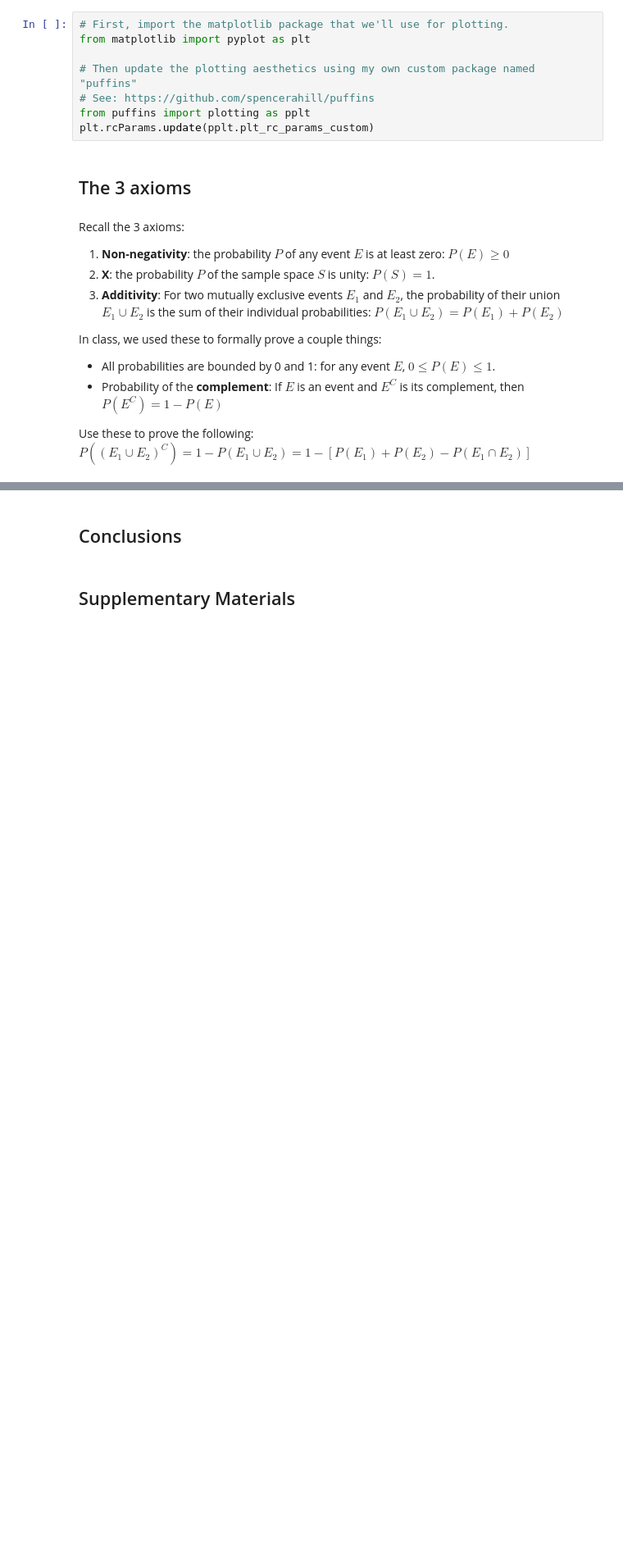
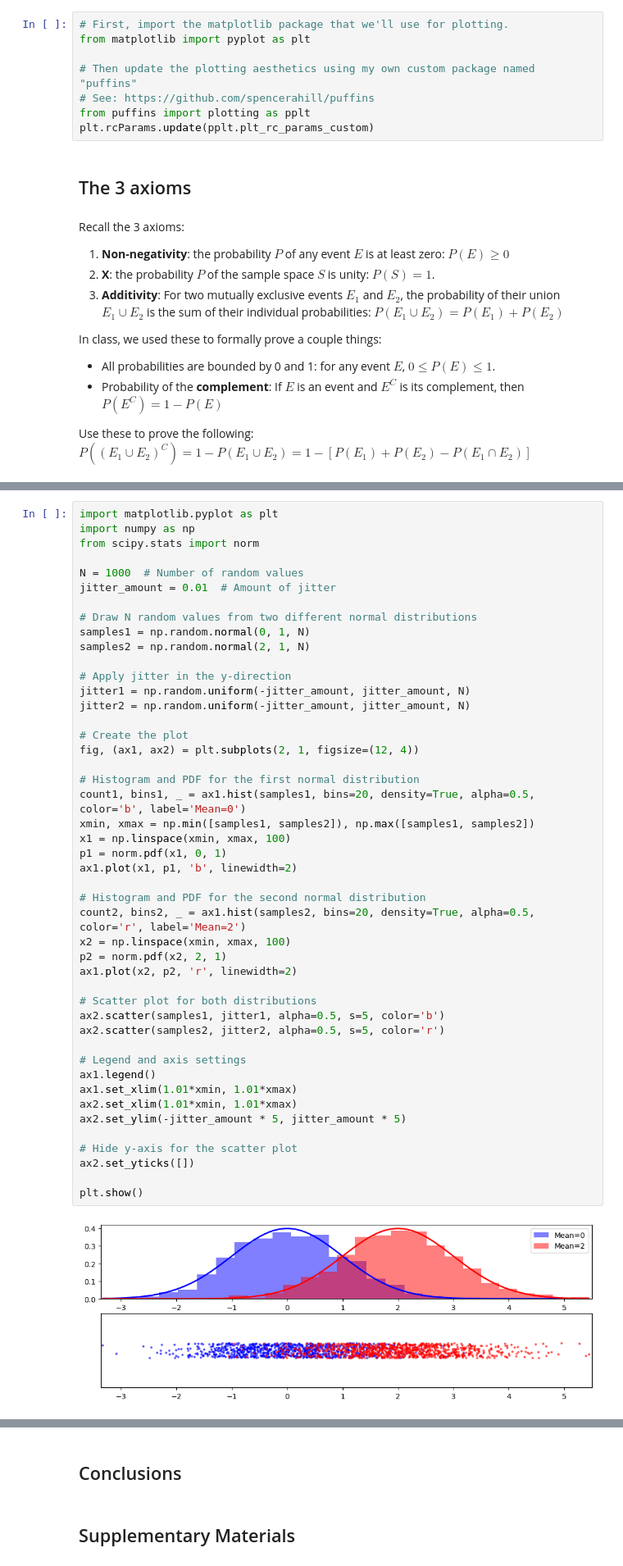
Before and after one commit to spencerahill/stat-methods-course, a Jupyter notebook: lectures/probability-theory.ipynb, the cells around one changed output, grey strips where cells are left out. Shown at 82% size. Cells and saved outputs as stored; diff of their text form; blank space fills up the shorter version.

```diff
--- a/lectures/probability-theory.ipynb
+++ b/lectures/probability-theory.ipynb
@@ -51,0 +195,48 @@ Use these to prove the following: $P((E_1\cup E_2)^C)=1-P(E_1\cup E_2)=1-[P(E_1)
+# %%
+import matplotlib.pyplot as plt
+import numpy as np
+from scipy.stats import norm
+
+N = 1000  # Number of random values
+jitter_amount = 0.01  # Amount of jitter
+
+# Draw N random values from two different normal distributions
+samples1 = np.random.normal(0, 1, N)
+samples2 = np.random.normal(2, 1, N)
+
+# Apply jitter in the y-direction
+jitter1 = np.random.uniform(-jitter_amount, jitter_amount, N)
+jitter2 = np.random.uniform(-jitter_amount, jitter_amount, N)
+
+# Create the plot
+fig, (ax1, ax2) = plt.subplots(2, 1, figsize=(12, 4))
+
+# Histogram and PDF for the first normal distribution
+count1, bins1, _ = ax1.hist(samples1, bins=20, density=True, alpha=0.5, color='b', label='Mean=0')
+xmin, xmax = np.min([samples1, samples2]), np.max([samples1, samples2])
+x1 = np.linspace(xmin, xmax, 100)
+p1 = norm.pdf(x1, 0, 1)
+ax1.plot(x1, p1, 'b', linewidth=2)
+
+# Histogram and PDF for the second normal distribution
+count2, bins2, _ = ax1.hist(samples2, bins=20, density=True, alpha=0.5, color='r', label='Mean=2')
+x2 = np.linspace(xmin, xmax, 100)
+p2 = norm.pdf(x2, 2, 1)
+ax1.plot(x2, p2, 'r', linewidth=2)
+
+# Scatter plot for both distributions
+ax2.scatter(samples1, jitter1, alpha=0.5, s=5, color='b')
+ax2.scatter(samples2, jitter2, alpha=0.5, s=5, color='r')
+
+# Legend and axis settings
+ax1.legend()
+ax1.set_xlim(1.01*xmin, 1.01*xmax)
+ax2.set_xlim(1.01*xmin, 1.01*xmax)
+ax2.set_ylim(-jitter_amount * 5, jitter_amount * 5)
+
+# Hide y-axis for the scatter plot
+ax2.set_yticks([])
+
+plt.show()
+# %% [output]
+[figure, added]
```
Also changed, not shown: parts of 26 cells of this notebook, 7 other files.
